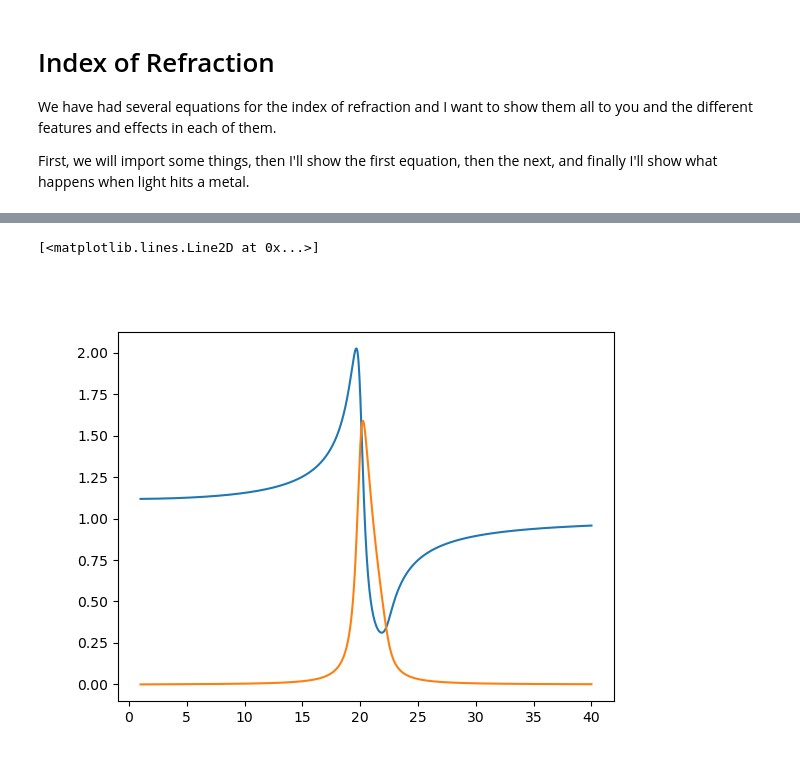
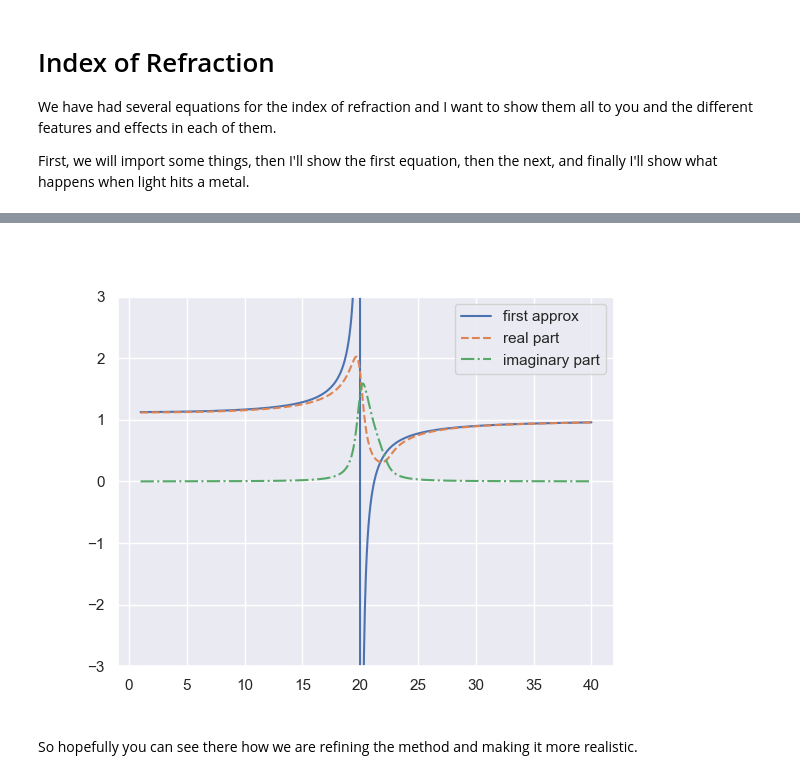
Before and after one commit to ehremington/340-2026-spring, a Jupyter notebook: 260223-plotting-index-v-freq-in-class.ipynb, the cells around one changed output, grey strips where cells are left out. Cells and saved outputs as stored; diff of their text form; code cells hidden in the pictures.

Commit message:
fixing readme more and also producing a document students can use to help understand the approximations we made to find index of refraction

```diff
--- a/260223-plotting-index-v-freq-in-class.ipynb
+++ b/260223-plotting-index-v-freq-in-class.ipynb
@@ -10,3 +7,8 @@ import matplotlib.pyplot as plt
+# %%
+import numpy as np
+import matplotlib.pyplot as plt
+import seaborn as sns
+sns.set_theme()
 # %% [markdown]
 So the first equation that we had for the index of refraction was this:
 
@@ -13,0 +26,11 @@ $$n = 1 + $$
+# %%
+def n(w, wp, w0):
+    return(1+wp**2/(2*(w0**2 - w**2)))
+
+w = np.linspace(1, 40, 1000)
+
+n_air = n(w, 10, 20)
+
+fig0, ax0 = plt.subplots()
+ax0.plot(w, n_air)
+ax0.set_ylim(-3, 3)
@@ -14,14 +48,17 @@ $$n = 1 + $$
 # %%
 def complexn(w, w0, wp, g):
     return(np.sqrt(1+wp**2/(w0**2 - 1j*w*g-w**2)))
 
-w = np.linspace(1, 40, 1000)
-
 ntilde = complexn(w, 20, 10, 1)
 
-fig, ax = plt.subplots()
-ax.plot(w, ntilde.real)
-ax.plot(w, ntilde.imag)
+# now add these plots to the previous one
+fig1, ax1 = plt.subplots()
+ax1.plot(w, n_air)
+ax1.plot(w, ntilde.real, '--')
+ax1.plot(w, ntilde.imag, '-.')
+ax1.legend(['first approx', 'real part', 'imaginary part']);
+ax1.set_ylim(-3, 3);
 # %% [output]
-[<matplotlib.lines.Line2D at 0x...>]
-[figure, old version]
+[figure, new version]
+# %% [markdown]
+So hopefully you can see there how we are refining the method and making it more realistic.
```
Also changed, not shown: parts of 4 cells of this notebook, 2 other files.
